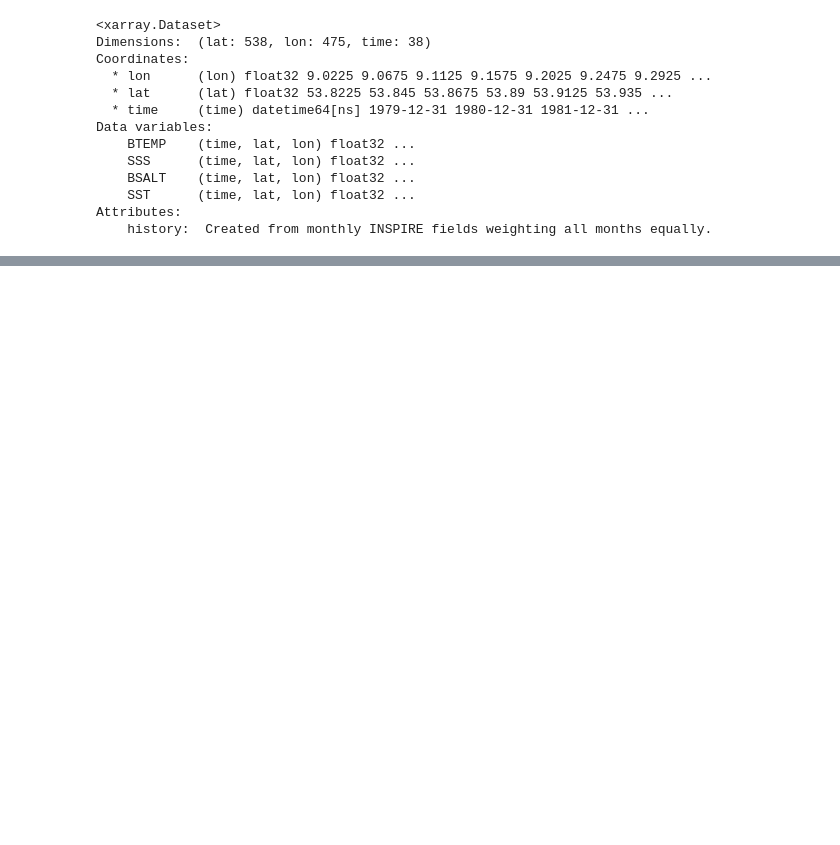
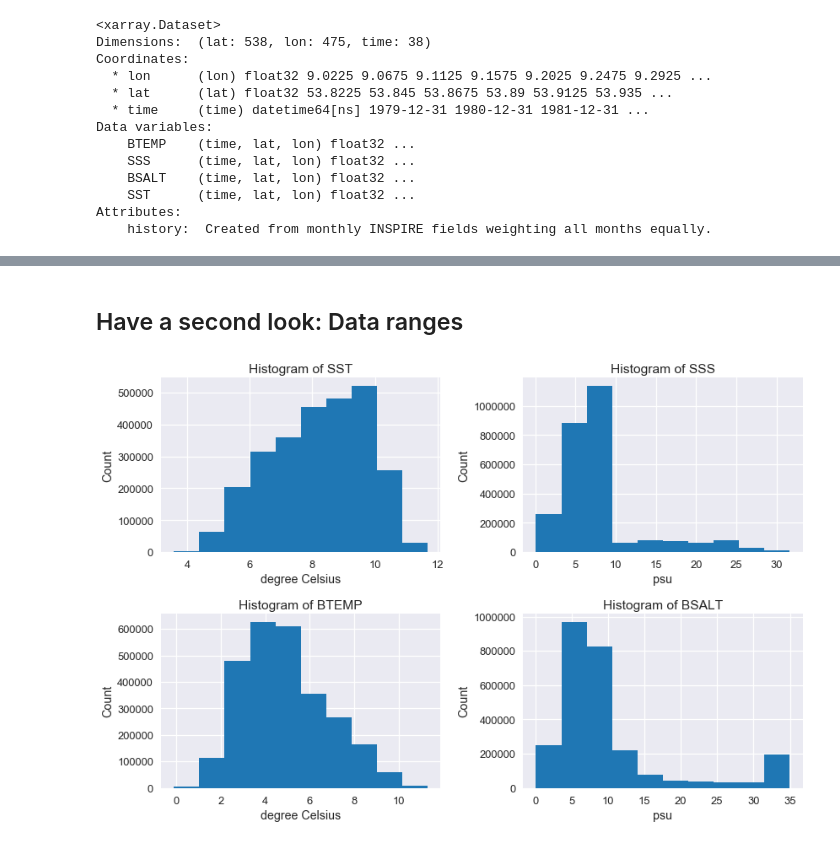
Before and after one commit to geomar-od/python-intro-201804, a Jupyter notebook: session-02_part-04_read_and_plot_baltic_hydrography_xarray.ipynb, the cells around one changed output, grey strips where cells are left out. Cells and saved outputs as stored; diff of their text form; code cells hidden in the pictures; blank space fills up the shorter version.

```diff
--- a/session-02_part-04_read_and_plot_baltic_hydrography_xarray.ipynb
+++ b/session-02_part-04_read_and_plot_baltic_hydrography_xarray.ipynb
@@ -38,0 +49,12 @@ ds.SST.mean("time").plot(size=9);
+# %% [markdown]
+## Have a second look: Data ranges
+# %%
+fig, ax = plt.subplots(2, 2, figsize=(12, 8))
+
+for _ax, vname in zip(ax.flat, ["SST", "SSS", "BTEMP", "BSALT"]):
+    ds[vname].plot.hist(ax=_ax);
+    _ax.set_xlabel(ds[vname].units)
+
+fig.tight_layout()
+# %% [output]
+[figure, added]
```
Also changed, not shown: parts of 16 cells of this notebook.
